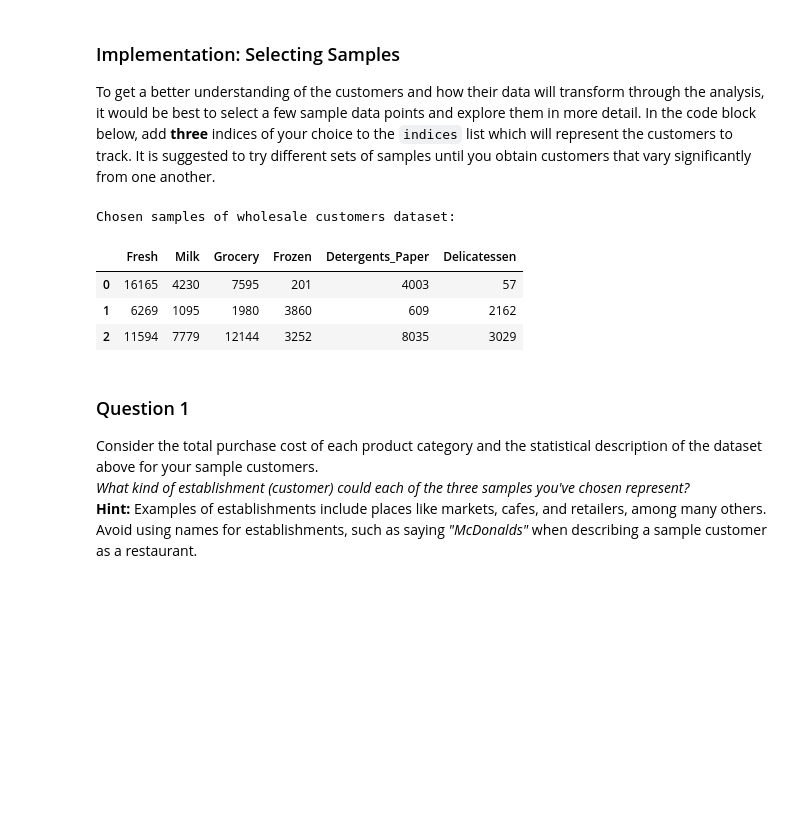
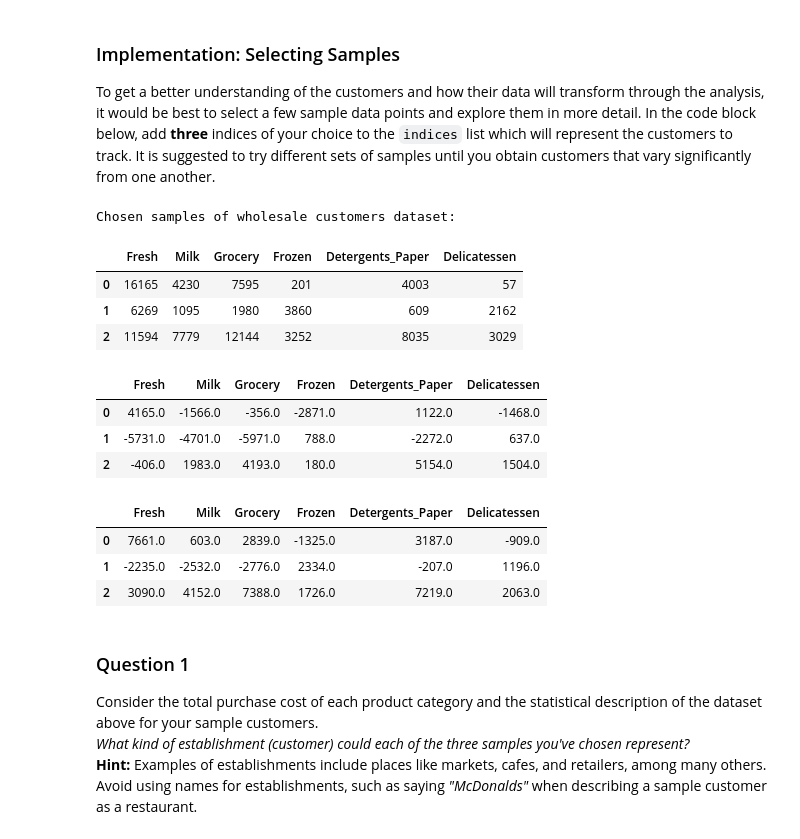
Before and after one commit to govindap/machine-learning, a Jupyter notebook: projects/customer_segments/customer_segments.ipynb, the cells around one changed output. Drawn from its saved outputs; the diff is of its cells as text; code cells hidden in the pictures; blank space fills up the shorter version.

```diff
--- a/projects/customer_segments/customer_segments.ipynb
+++ b/projects/customer_segments/customer_segments.ipynb
@@ -61,17 +61,27 @@ To get a better understanding of the customers and how their data will transform
 # %%
 # TODO: Select three indices of your choice you wish to sample from the dataset
 indices = [25,50,100]
 
 # Create a DataFrame of the chosen samples
 samples = pd.DataFrame(data.loc[indices], columns = data.keys()).reset_index(drop = True)
 print "Chosen samples of wholesale customers dataset:"
 display(samples)
+display(samples - np.round(data.mean()))
+display(samples - np.round(data.median()))
 # %% [output]
 Chosen samples of wholesale customers dataset:
 |  | Fresh | Milk | Grocery | Frozen | Detergents_Paper | Delicatessen |
 | 0 | 16165 | 4230 | 7595 | 201 | 4003 | 57 |
 | 1 | 6269 | 1095 | 1980 | 3860 | 609 | 2162 |
 | 2 | 11594 | 7779 | 12144 | 3252 | 8035 | 3029 |
+|  | Fresh | Milk | Grocery | Frozen | Detergents_Paper | Delicatessen |
+| 0 | 4165.0 | -1566.0 | -356.0 | -2871.0 | 1122.0 | -1468.0 |
+| 1 | -5731.0 | -4701.0 | -5971.0 | 788.0 | -2272.0 | 637.0 |
+| 2 | -406.0 | 1983.0 | 4193.0 | 180.0 | 5154.0 | 1504.0 |
+|  | Fresh | Milk | Grocery | Frozen | Detergents_Paper | Delicatessen |
+| 0 | 7661.0 | 603.0 | 2839.0 | -1325.0 | 3187.0 | -909.0 |
+| 1 | -2235.0 | -2532.0 | -2776.0 | 2334.0 | -207.0 | 1196.0 |
+| 2 | 3090.0 | 4152.0 | 7388.0 | 1726.0 | 7219.0 | 2063.0 |
 # %% [markdown]
 ### Question 1
 Consider the total purchase cost of each product category and the statistical description of the dataset above for your sample customers.
```
Also changed, not shown: parts of 6 cells of this notebook, 1 other file.
